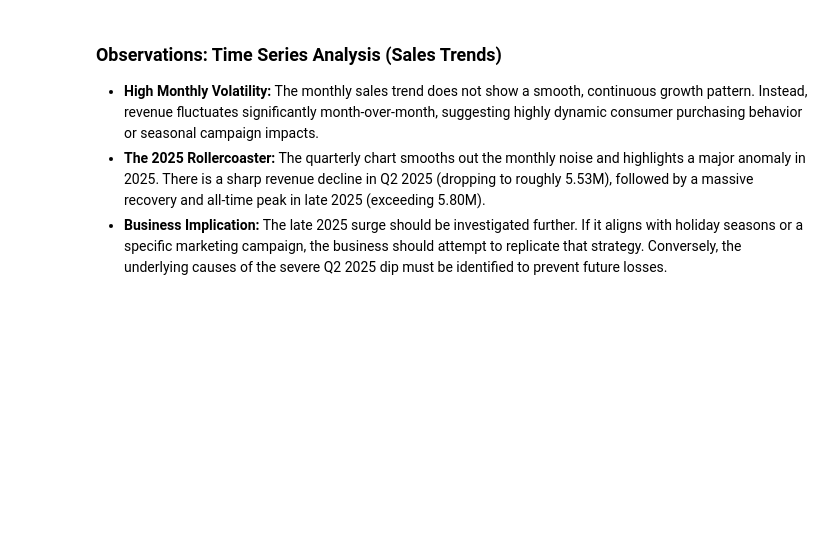
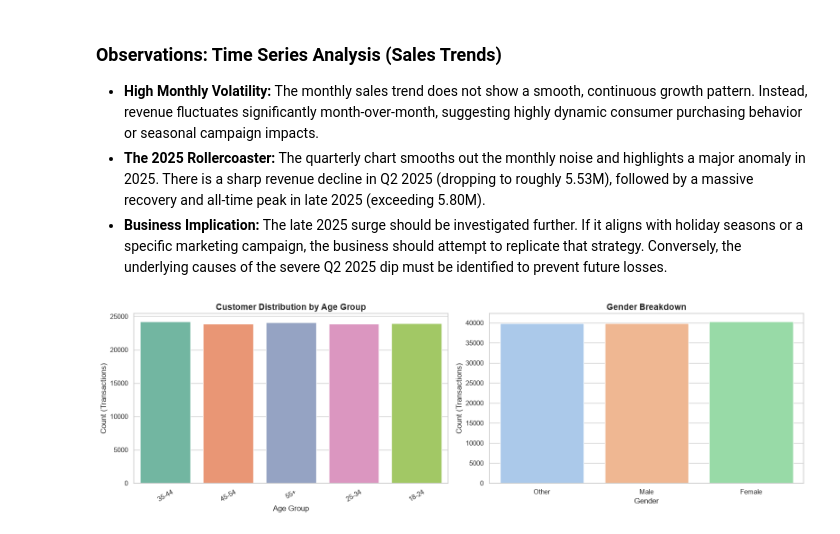
Before and after one commit to simonemedeiros/OIBSIP, a Jupyter notebook: DataAnalytics-L1-CustomerSegmentation/notebooks/retail-sales-dataset.ipynb, the cells around one changed output. Cells and saved outputs as stored; diff of their text form; code cells hidden in the pictures; blank space fills up the shorter version.

```diff
--- a/DataAnalytics-L1-CustomerSegmentation/notebooks/retail-sales-dataset.ipynb
+++ b/DataAnalytics-L1-CustomerSegmentation/notebooks/retail-sales-dataset.ipynb
@@ -126,3 +126,28 @@ plt.show()
 * **High Monthly Volatility:** The monthly sales trend does not show a smooth, continuous growth pattern. Instead, revenue fluctuates significantly month-over-month, suggesting highly dynamic consumer purchasing behavior or seasonal campaign impacts.
 * **The 2025 Rollercoaster:** The quarterly chart smooths out the monthly noise and highlights a major anomaly in 2025. There is a sharp revenue decline in Q2 2025 (dropping to roughly 5.53M), followed by a massive recovery and all-time peak in late 2025 (exceeding 5.80M).
 * **Business Implication:** The late 2025 surge should be investigated further. If it aligns with holiday seasons or a specific marketing campaign, the business should attempt to replicate that strategy. Conversely, the underlying causes of the severe Q2 2025 dip must be identified to prevent future losses.
+# %%
+# Customer demographics analysis
+
+# Set up the figure for subplots(1 row, 2 columns)
+sns.set_theme(style="whitegrid")
+fig, axes = plt.subplots(1, 2, figsize=(16, 5))
+
+# Plot 1: Customer Age Distribution (Bar Chart)
+sns.countplot(data=df, x="customer_age_group", palette="Set2", ax=axes[0], hue="customer_age_group", legend=False)
+axes[0].set_title("Customer Distribution by Age Group", fontsize=14, fontweight="bold")
+axes[0].set_xlabel("Age Group", fontsize=12)
+axes[0].set_ylabel("Count (Transactions)", fontsize=12)
+axes[0].tick_params(axis="x", rotation=30)
+
+# Plot 2: Gender Breakdown (Bar Chart)
+sns.countplot(data=df, x="customer_gender", palette="pastel", ax=axes[1], hue="customer_gender", legend=False)
+axes[1].set_title("Gender Breakdown", fontsize=14, fontweight="bold")
+axes[1].set_xlabel("Gender", fontsize=12)
+axes[1].set_ylabel("Count (Transactions)", fontsize=12)
+
+# Adjust layout for better spacing
+plt.tight_layout()
+plt.show()
+# %% [output]
+[figure, added]
```
Also changed, not shown: parts of 1 cell of this notebook.
